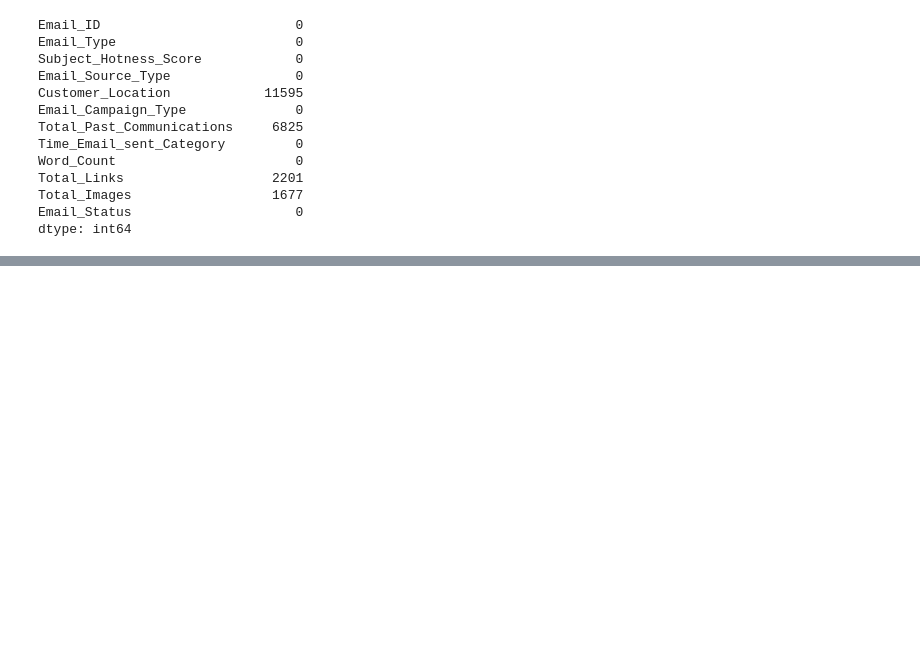
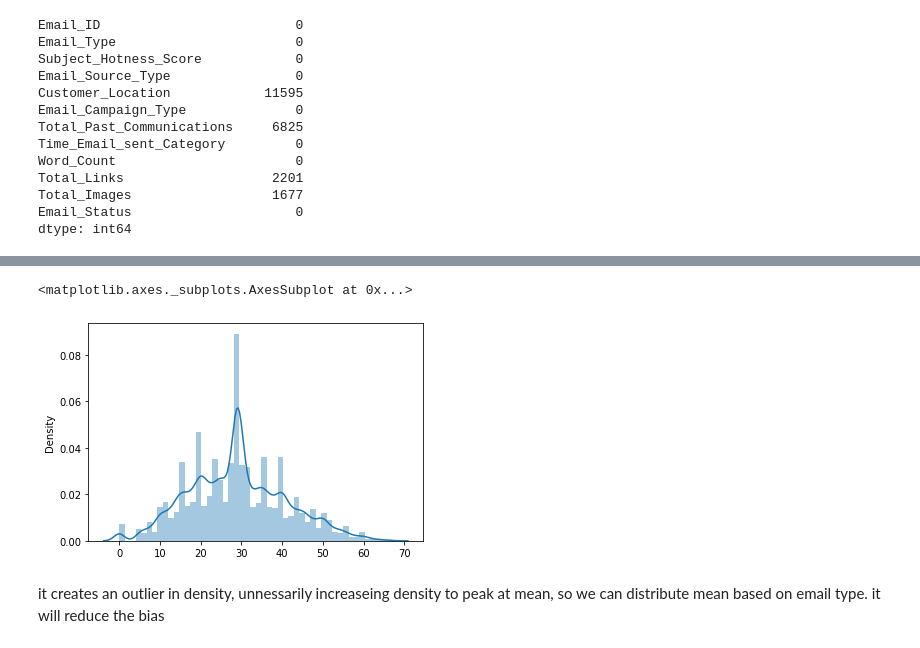
Before and after one commit to vak1997/Email_Campaign_Effectiveness, a Jupyter notebook: Email_Campaign_Effectiveness_Capstone_Project3.ipynb, the cells around one changed output, grey strips where cells are left out. Saved outputs shown, nothing was run; the diff lists cells and outputs as text; code cells hidden in the pictures; blank space fills up the shorter version.

```diff
--- a/Email_Campaign_Effectiveness_Capstone_Project3.ipynb
+++ b/Email_Campaign_Effectiveness_Capstone_Project3.ipynb
@@ -130,0 +154,13 @@ dtype: int64
+# %%
+temp_df=df.copy()
+# %%
+#filling up the null values for total past comm
+temp_df['Total_Past_Communications'].fillna(temp_df['Total_Past_Communications'].mean(), inplace = True)
+# %%
+#checking distribution again
+sns.distplot(x=temp_df['Total_Past_Communications'], hist = True)
+# %% [output]
+<matplotlib.axes._subplots.AxesSubplot at 0x...>
+[figure, added]
+# %% [markdown]
+it creates an outlier in density, unnessarily increaseing density to peak at mean, so we can distribute mean based on email type. it will reduce the bias
```
Also changed, not shown: parts of 21 cells of this notebook.
